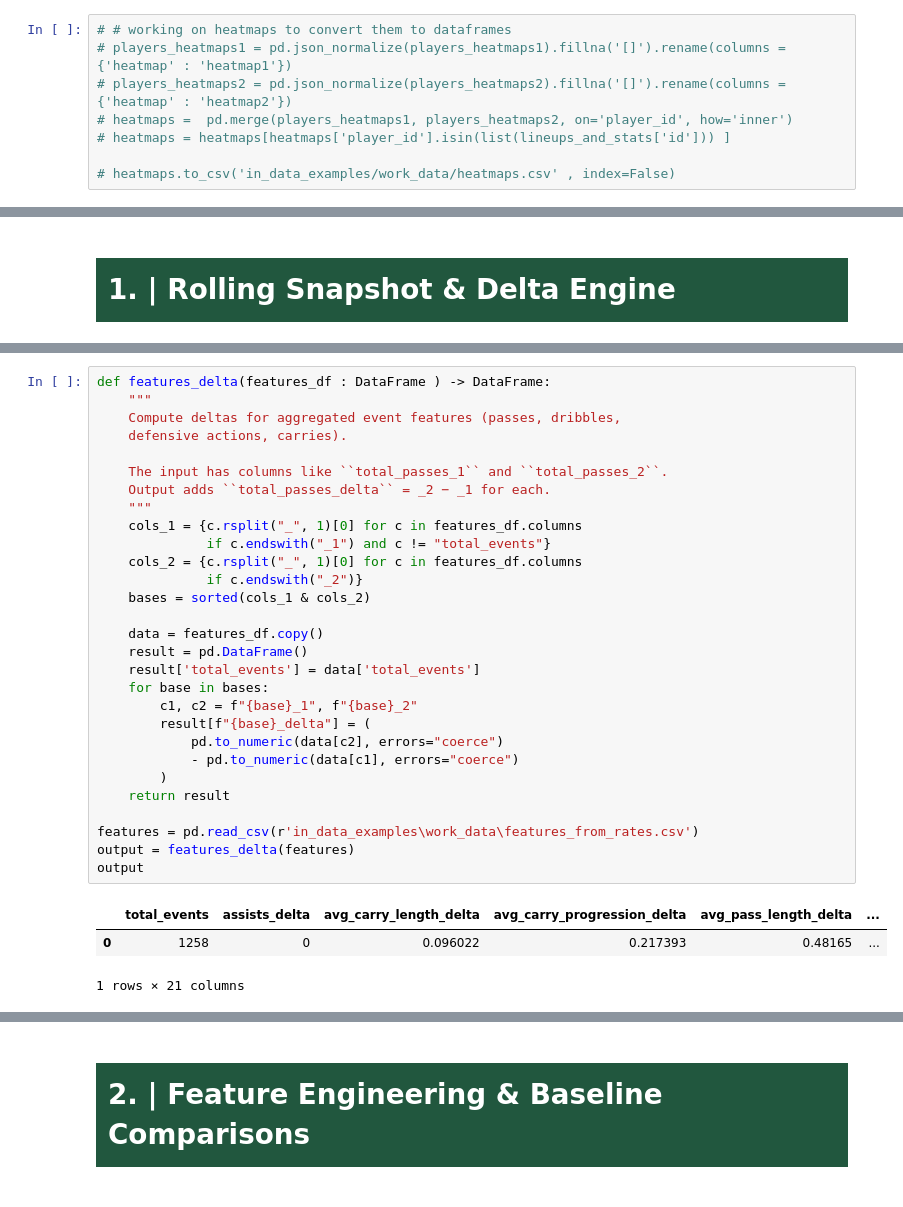
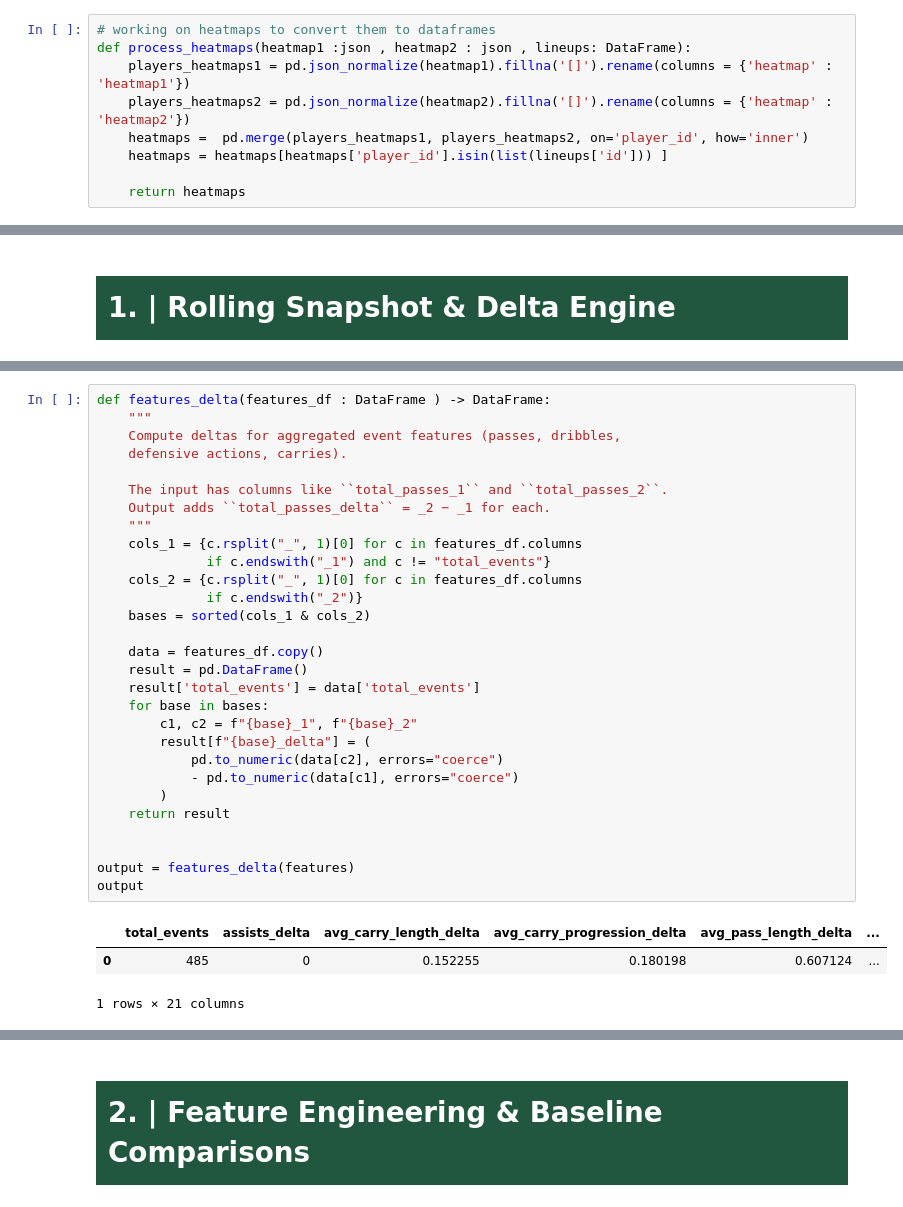
Before and after one commit to AI-Assistant-for-Football-Tactical/AI, a Jupyter notebook: in_match.ipynb, the cells around one changed output, grey strips where cells are left out. Saved outputs shown, nothing was run; the diff lists cells and outputs as text.

```diff
--- a/in_match.ipynb
+++ b/in_match.ipynb
@@ -318,9 +341,10 @@ import ast
 # %%
-# # working on heatmaps to convert them to dataframes
-# players_heatmaps1 = pd.json_normalize(players_heatmaps1).fillna('[]').rename(columns = {'heatmap' : 'heatmap1'})
-# players_heatmaps2 = pd.json_normalize(players_heatmaps2).fillna('[]').rename(columns = {'heatmap' : 'heatmap2'})
-# heatmaps =  pd.merge(players_heatmaps1, players_heatmaps2, on='player_id', how='inner')
-# heatmaps = heatmaps[heatmaps['player_id'].isin(list(lineups_and_stats['id'])) ]
+# working on heatmaps to convert them to dataframes
+def process_heatmaps(heatmap1 :json , heatmap2 : json , lineups: DataFrame):
+    players_heatmaps1 = pd.json_normalize(heatmap1).fillna('[]').rename(columns = {'heatmap' : 'heatmap1'})
+    players_heatmaps2 = pd.json_normalize(heatmap2).fillna('[]').rename(columns = {'heatmap' : 'heatmap2'})
+    heatmaps =  pd.merge(players_heatmaps1, players_heatmaps2, on='player_id', how='inner')
+    heatmaps = heatmaps[heatmaps['player_id'].isin(list(lineups['id'])) ]
 
-# heatmaps.to_csv('in_data_examples/work_data/heatmaps.csv' , index=False)
+    return heatmaps
 # %%
@@ -707,35 +823,35 @@ output
 # %%
 def features_delta(features_df : DataFrame ) -> DataFrame:
     """
     Compute deltas for aggregated event features (passes, dribbles,
     defensive actions, carries).
 
     The input has columns like ``total_passes_1`` and ``total_passes_2``.
     Output adds ``total_passes_delta`` = _2 − _1 for each.
     """
     cols_1 = {c.rsplit("_", 1)[0] for c in features_df.columns
               if c.endswith("_1") and c != "total_events"}
     cols_2 = {c.rsplit("_", 1)[0] for c in features_df.columns
               if c.endswith("_2")}
     bases = sorted(cols_1 & cols_2)
 
     data = features_df.copy()
     result = pd.DataFrame()
     result['total_events'] = data['total_events']
     for base in bases:
         c1, c2 = f"{base}_1", f"{base}_2"
         result[f"{base}_delta"] = (
             pd.to_numeric(data[c2], errors="coerce")
             - pd.to_numeric(data[c1], errors="coerce")
         )
     return result
 
-features = pd.read_csv(r'in_data_examples\work_data\features_from_rates.csv')
+
 output = features_delta(features)
 output
 # %% [output]
 |  | total_events | assists_delta | avg_carry_length_delta | avg_carry_progression_delta | avg_pass_length_delta | ... |
-| 0 | 1258 | 0 | 0.096022 | 0.217393 | 0.48165 | ... |
+| 0 | 485 | 0 | 0.152255 | 0.180198 | 0.607124 | ... |
 1 rows × 21 columns
 # %%
 def all_deltas(players_df, team_df, heatmaps_df, shotmaps_df, features_df):
```
Also changed, not shown: parts of 49 cells of this notebook.
